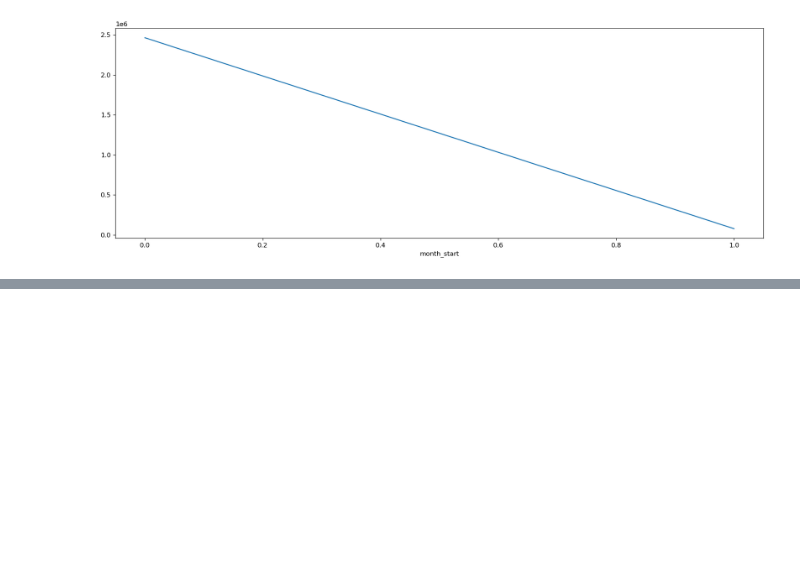
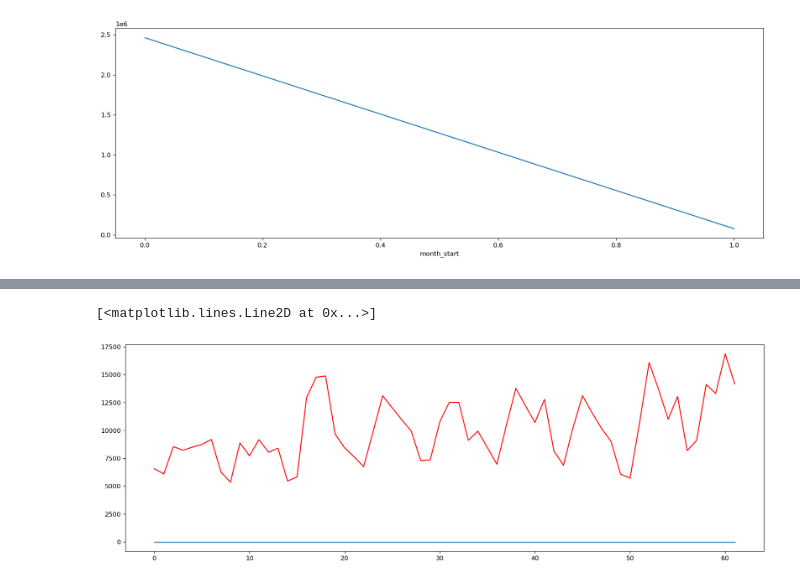
Before and after one commit to gympohnpimol/Hackathons_ML, a Jupyter notebook: Time Series Forecasting/Time Series Forecasting.ipynb, the cells around one changed output, grey strips where cells are left out. Drawn from its saved outputs; the diff is of its cells as text; code cells hidden in the pictures; blank space fills up the shorter version.

```diff
--- a/Time Series Forecasting/Time Series Forecasting.ipynb
+++ b/Time Series Forecasting/Time Series Forecasting.ipynb
@@ -247,0 +384,6 @@ df.groupby(['month_start'])['Count'].sum().plot()
+# %%
+plt.plot(range(0, len(y_old_df[700:])), train_data[700:]['Count'], color='red')
+plt.plot(range(0, len(y_old_df[700:])), y_old_df[700:]['Count'])
+# %% [output]
+[<matplotlib.lines.Line2D at 0x...>]
+[figure, added]
```
Also changed, not shown: parts of 21 cells of this notebook, 2 other files.
